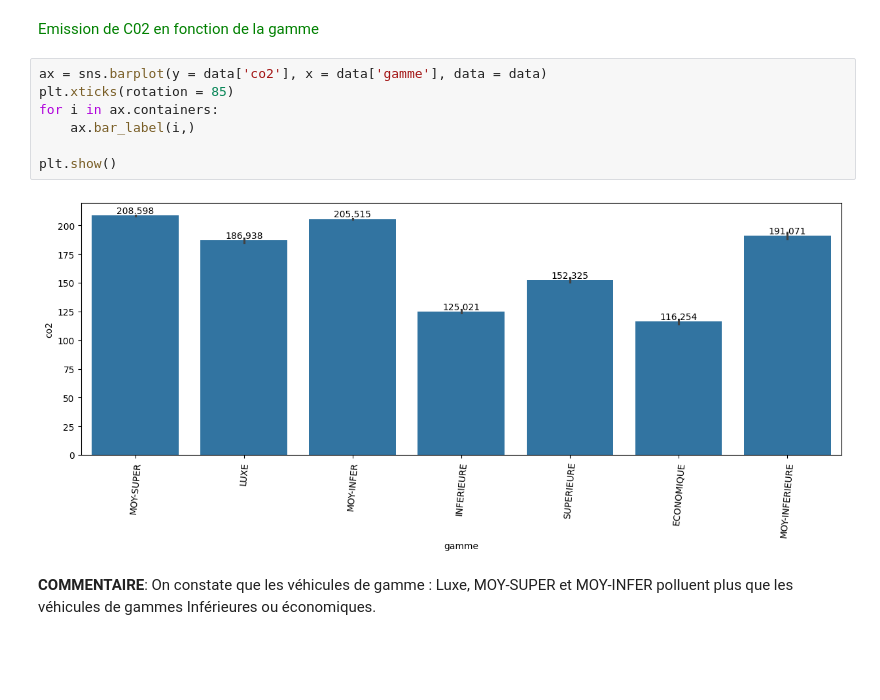
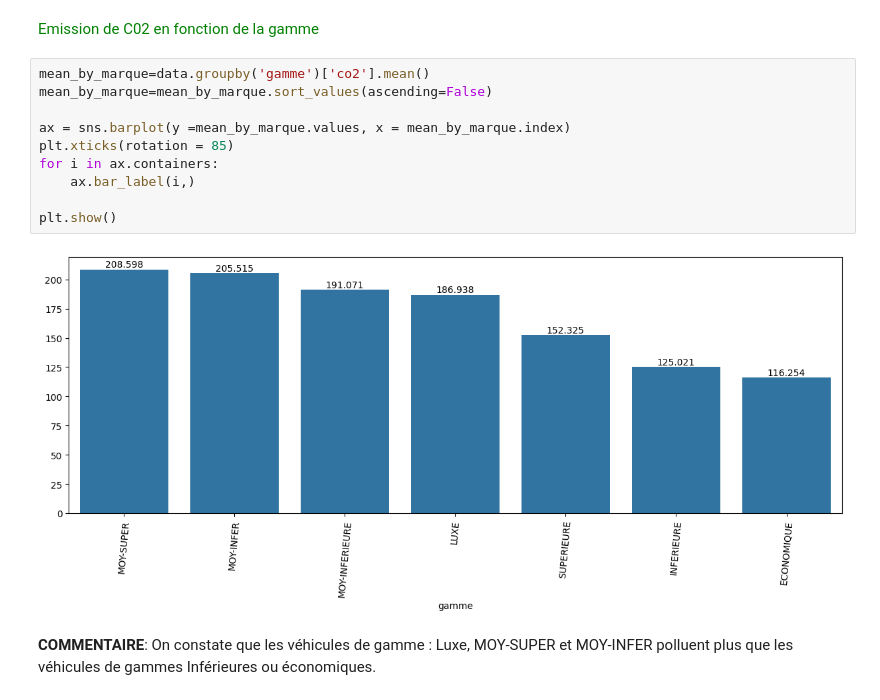
Before and after one commit to Djamel-yod/Machine-Learning-Regression-Prediction-co2-France, a Jupyter notebook: Prediction_Notebook.ipynb, the cells around one changed output. Cells and saved outputs as stored; diff of their text form; blank space fills up the shorter version.

```diff
--- a/Prediction_Notebook.ipynb
+++ b/Prediction_Notebook.ipynb
@@ -200,14 +201,17 @@ plt.show()
 # %% [markdown]
 <span style="color:green"> Emission de C02 en fonction de la gamme  </span>
 # %%
-ax = sns.barplot(y = data['co2'], x = data['gamme'], data = data)
+mean_by_marque=data.groupby('gamme')['co2'].mean()
+mean_by_marque=mean_by_marque.sort_values(ascending=False)
+
+ax = sns.barplot(y =mean_by_marque.values, x = mean_by_marque.index)
 plt.xticks(rotation = 85)
 for i in ax.containers:
     ax.bar_label(i,)
 
 plt.show()
 # %% [output]
-[figure, old version]
+[figure, new version]
 # %% [markdown]
 **COMMENTAIRE**: On constate que les véhicules de gamme : Luxe, MOY-SUPER et MOY-INFER polluent plus que les véhicules de gammes Inférieures ou économiques.
 # %% [markdown]
```
Also changed, not shown: parts of 1 cell of this notebook.
